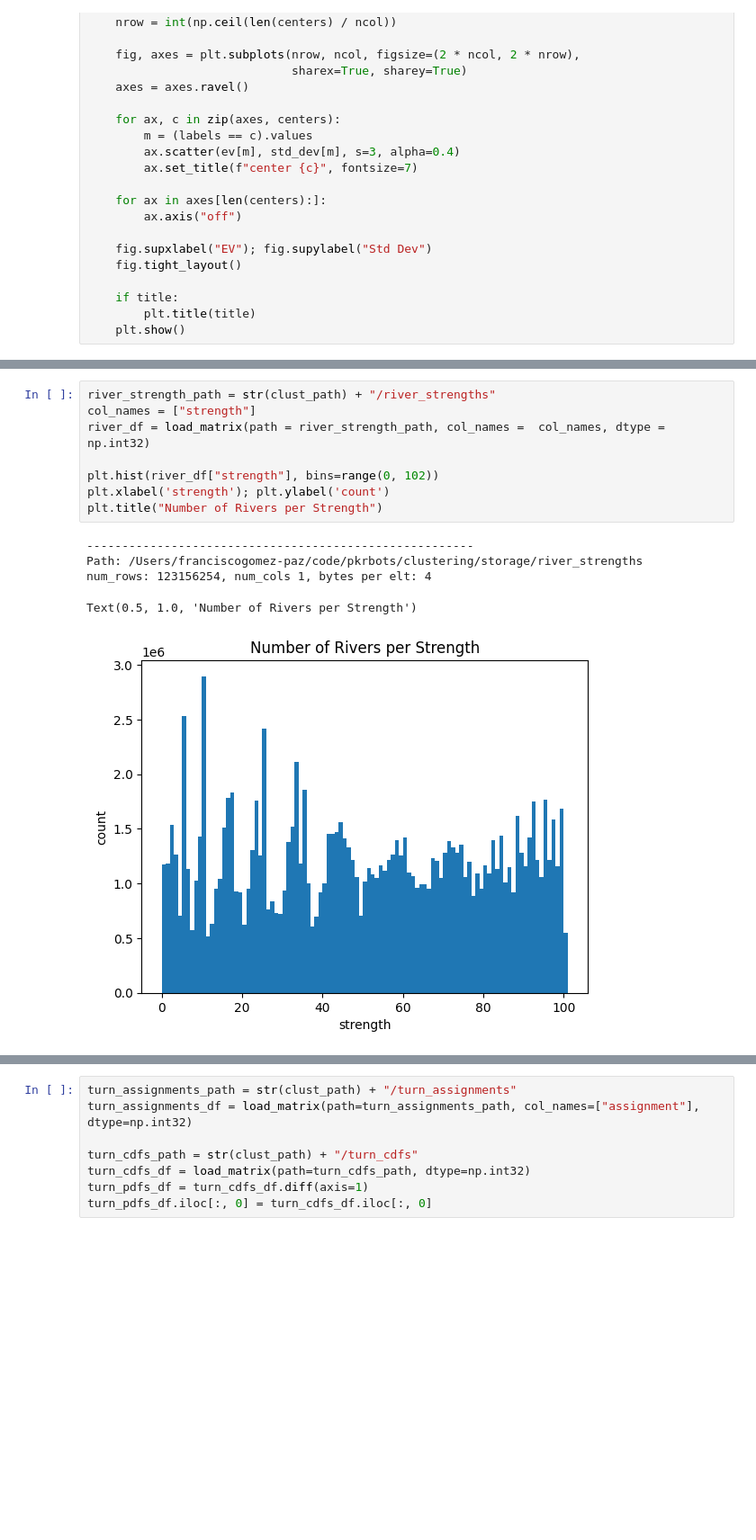
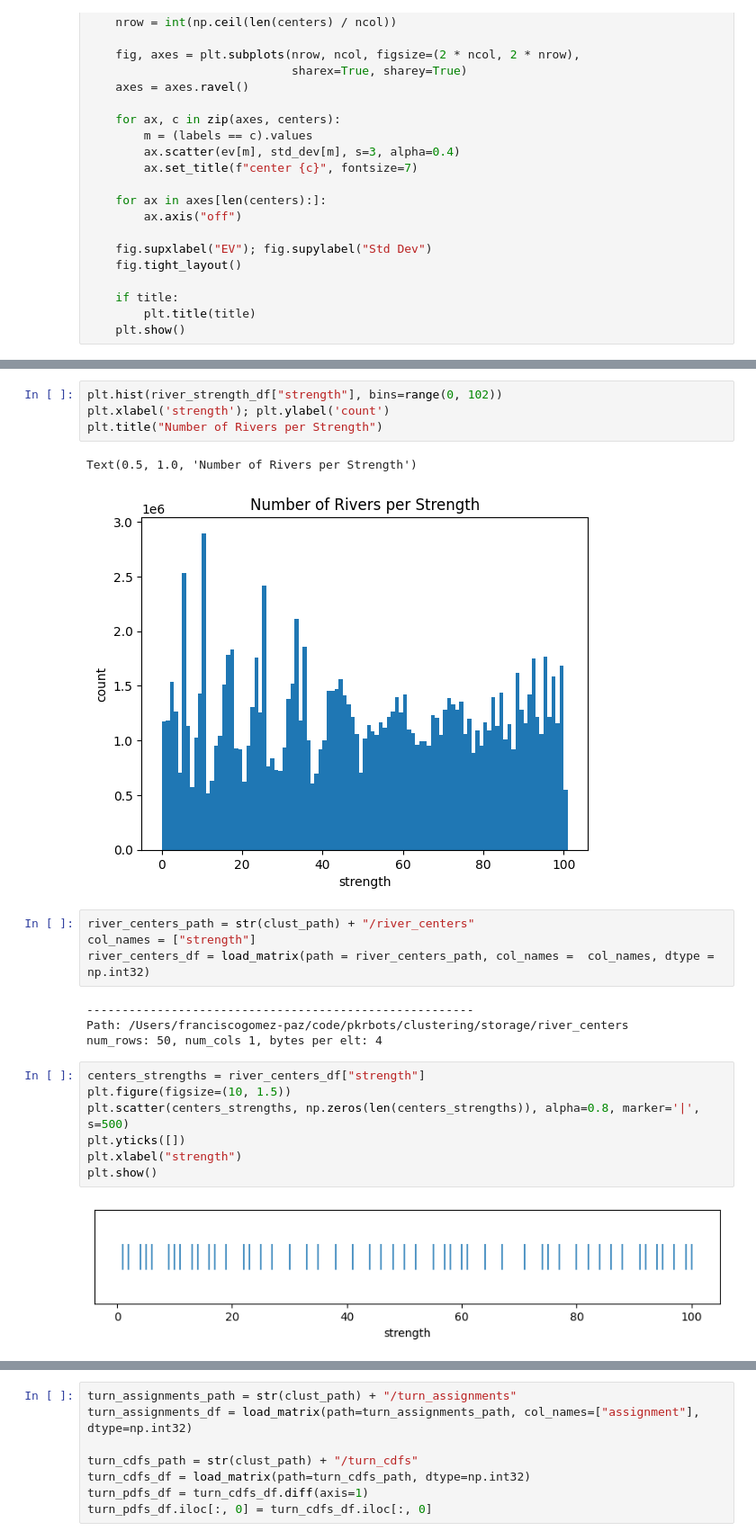
Before and after one commit to PGP2004/cfr, a Jupyter notebook: analysis/clustering.ipynb, the cells around one changed output, grey strips where cells are left out. Shown at 90% size. Drawn from its saved outputs; the diff is of its cells as text; blank space fills up the shorter version.

```diff
--- a/analysis/clustering.ipynb
+++ b/analysis/clustering.ipynb
@@ -92,14 +108,24 @@ def plot_cluster_projections(df, title = None):
 # %%
-river_strength_path = str(clust_path) + "/river_strengths"
-col_names = ["strength"]
-river_df = load_matrix(path = river_strength_path, col_names =  col_names, dtype = np.int32)
-
-plt.hist(river_df["strength"], bins=range(0, 102))
+plt.hist(river_strength_df["strength"], bins=range(0, 102))
 plt.xlabel('strength'); plt.ylabel('count')
 plt.title("Number of Rivers per Strength")
 # %% [output]
--------------------------------------------------------
-Path: /Users/franciscogomez-paz/code/pkrbots/clustering/storage/river_strengths
-num_rows: 123156254, num_cols 1, bytes per elt: 4
+Text(0.5, 1.0, 'Number of Rivers per Strength')
-Text(0.5, 1.0, 'Number of Rivers per Strength')
 [figure]
+# %%
+river_centers_path = str(clust_path) + "/river_centers"
+col_names = ["strength"]
+river_centers_df = load_matrix(path = river_centers_path, col_names =  col_names, dtype = np.int32)
+# %% [output]
+-------------------------------------------------------
+Path: /Users/franciscogomez-paz/code/pkrbots/clustering/storage/river_centers
+num_rows: 50, num_cols 1, bytes per elt: 4
+# %%
+centers_strengths = river_centers_df["strength"]
+plt.figure(figsize=(10, 1.5))
+plt.scatter(centers_strengths, np.zeros(len(centers_strengths)), alpha=0.8, marker='|', s=500)
+plt.yticks([])
+plt.xlabel("strength")
+plt.show()
+# %% [output]
+[figure, added]
```
Also changed, not shown: parts of 6 cells of this notebook, 11 other files.
